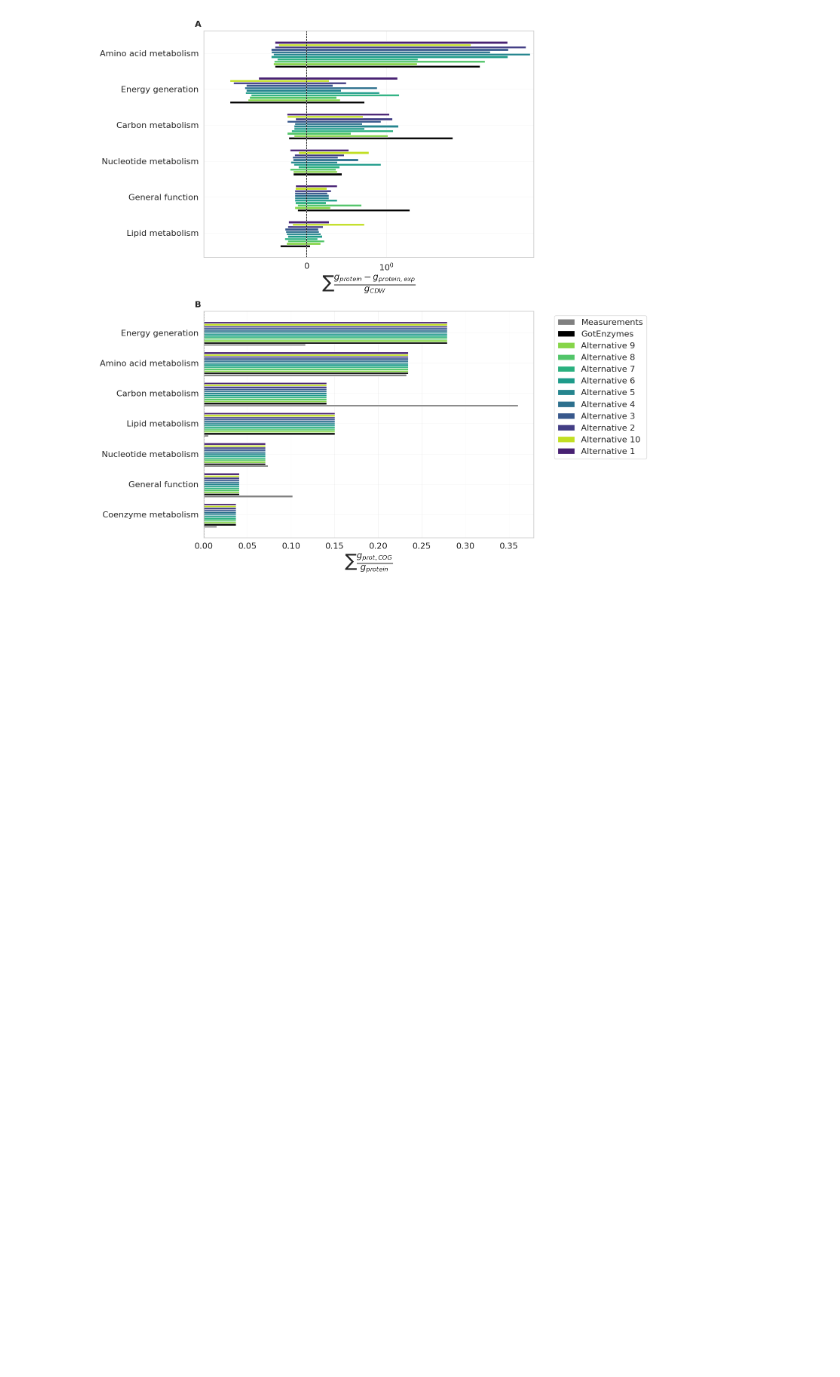
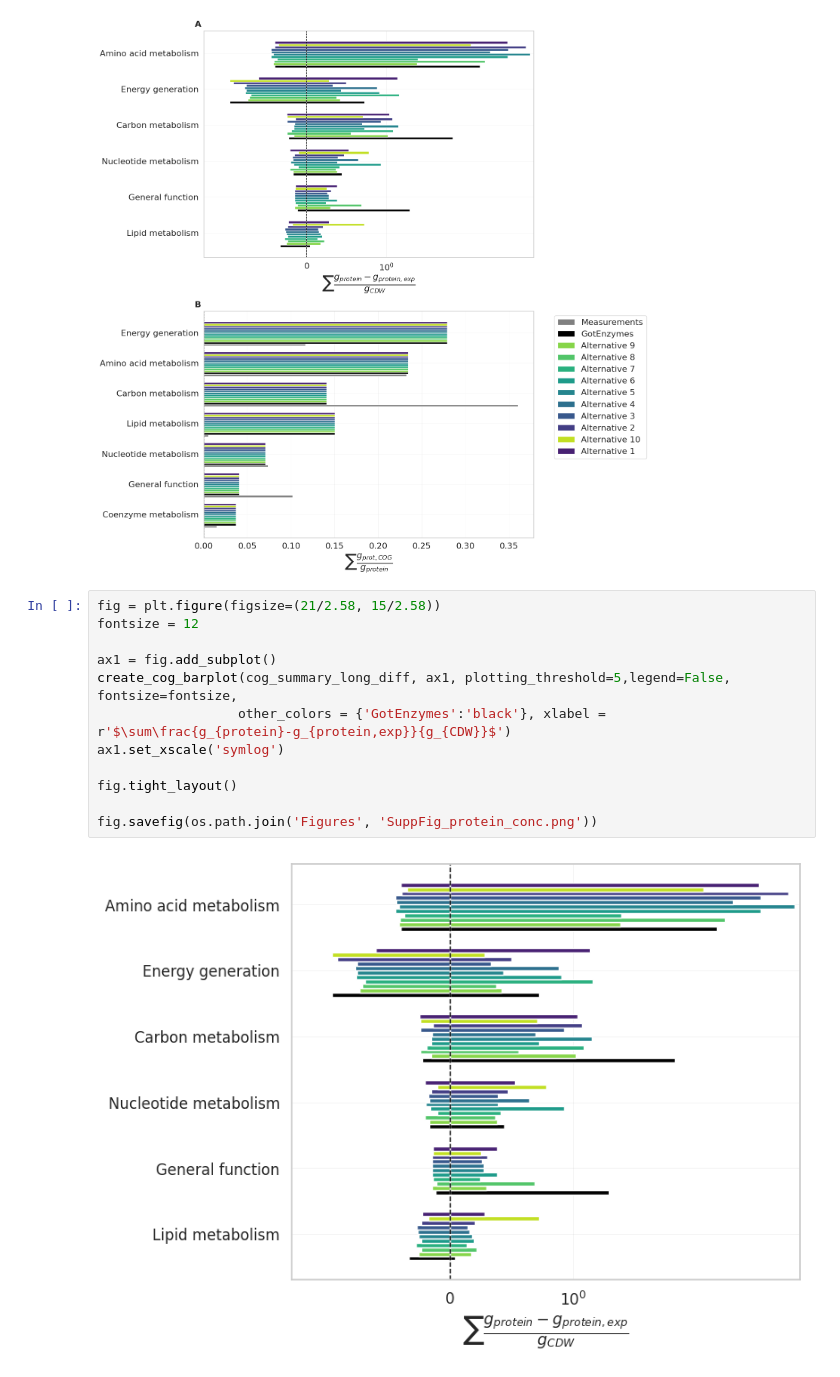
Before and after one commit to iAMB-RWTH-Aachen/PAMparametrizer, a Jupyter notebook: Scripts/i3_analysis/pam_parametrizer_validate_proteomics.ipynb, the cells around one changed output. Drawn from its saved outputs; the diff is of its cells as text; blank space fills up the shorter version.

Commit message:
created a new figure for protein differences with experiments

```diff
--- a/Scripts/i3_analysis/pam_parametrizer_validate_proteomics.ipynb
+++ b/Scripts/i3_analysis/pam_parametrizer_validate_proteomics.ipynb
@@ -542,3 +548,17 @@ fig.tight_layout()
 fig.savefig(os.path.join('Figures', 'SuppFig_protein_conc_cog.png'))
 # %% [output]
 [figure]
+# %%
+fig = plt.figure(figsize=(21/2.58, 15/2.58))
+fontsize = 12
+
+ax1 = fig.add_subplot()
+create_cog_barplot(cog_summary_long_diff, ax1, plotting_threshold=5,legend=False, fontsize=fontsize,
+                  other_colors = {'GotEnzymes':'black'}, xlabel = r'$\sum\frac{g_{protein}-g_{protein,exp}}{g_{CDW}}$')
+ax1.set_xscale('symlog')
+
+fig.tight_layout()
+
+fig.savefig(os.path.join('Figures', 'SuppFig_protein_conc.png'))
+# %% [output]
+[figure, added]
```
Also changed, not shown: parts of 1 cell of this notebook, 1 other file.
